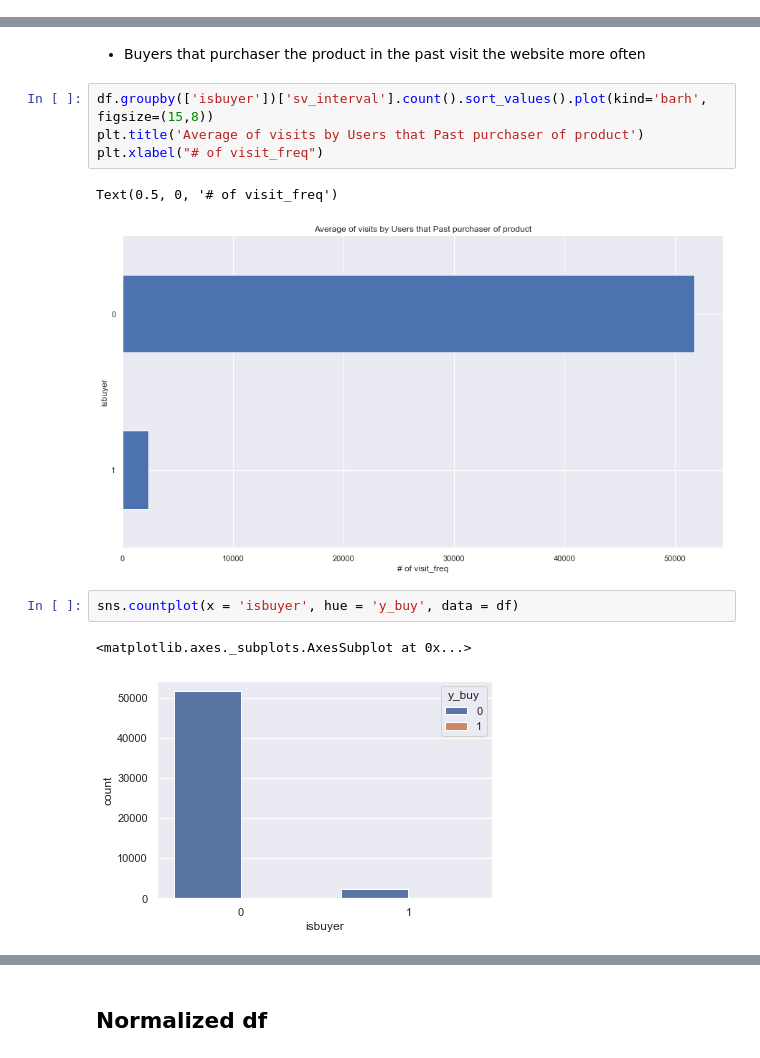
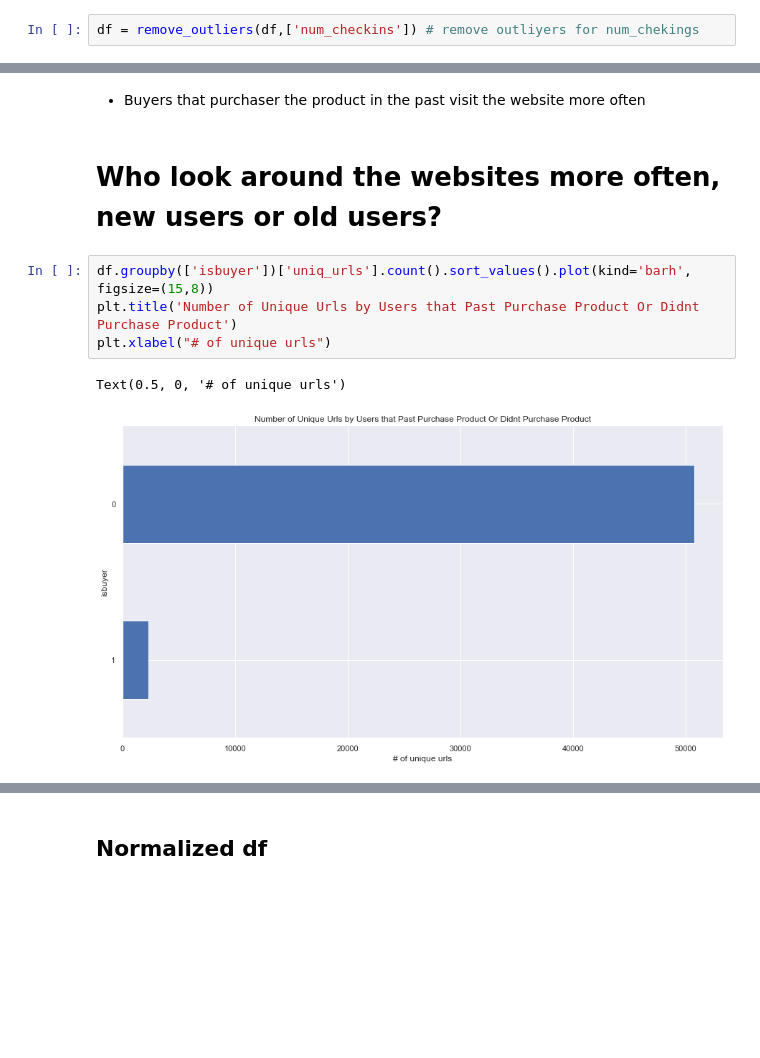
Before and after one commit to Cristinamulas/predicting-behavior-of-new-costumers-based-on-cookies-data, a Jupyter notebook: second_book_tuesday 409PM.ipynb, the cells around one changed output, grey strips where cells are left out. Cells and saved outputs as stored; diff of their text form; blank space fills up the shorter version.

```diff
--- a/second_book_tuesday 409PM.ipynb
+++ b/second_book_tuesday 409PM.ipynb
@@ -113,3 +150,5 @@ df.drop(['buy_freq'], axis=1, inplace = True)
+# %%
+df = remove_outliers(df,['num_checkins']) # remove outliyers for num_chekings
 # %%
 df.head()
 # %% [output]
@@ -228,15 +271,12 @@ Text(0.5, 0, 'Avg of visit_freq')
 [figure]
 # %% [markdown]
 - Buyers that purchaser the product in the past visit the website more often
+# %% [markdown]
+# Who look around the websites more often, new users or old users?
 # %%
-df.groupby(['isbuyer'])['sv_interval'].count().sort_values().plot(kind='barh', figsize=(15,8))
-plt.title('Average of visits by Users that Past purchaser of product')
-plt.xlabel("# of visit_freq")
+df.groupby(['isbuyer'])['uniq_urls'].count().sort_values().plot(kind='barh', figsize=(15,8))
+plt.title('Number of Unique Urls by Users that Past Purchase Product Or Didnt Purchase Product')
+plt.xlabel("# of unique urls")
 # %% [output]
-Text(0.5, 0, '# of visit_freq')
+Text(0.5, 0, '# of unique urls')
-[figure, old version]
+[figure, new version]
-# %%
-sns.countplot(x = 'isbuyer', hue = 'y_buy', data = df)
-# %% [output]
-<matplotlib.axes._subplots.AxesSubplot at 0x...>
-[figure, removed]
```
Also changed, not shown: parts of 41 cells of this notebook, 1 other file.
